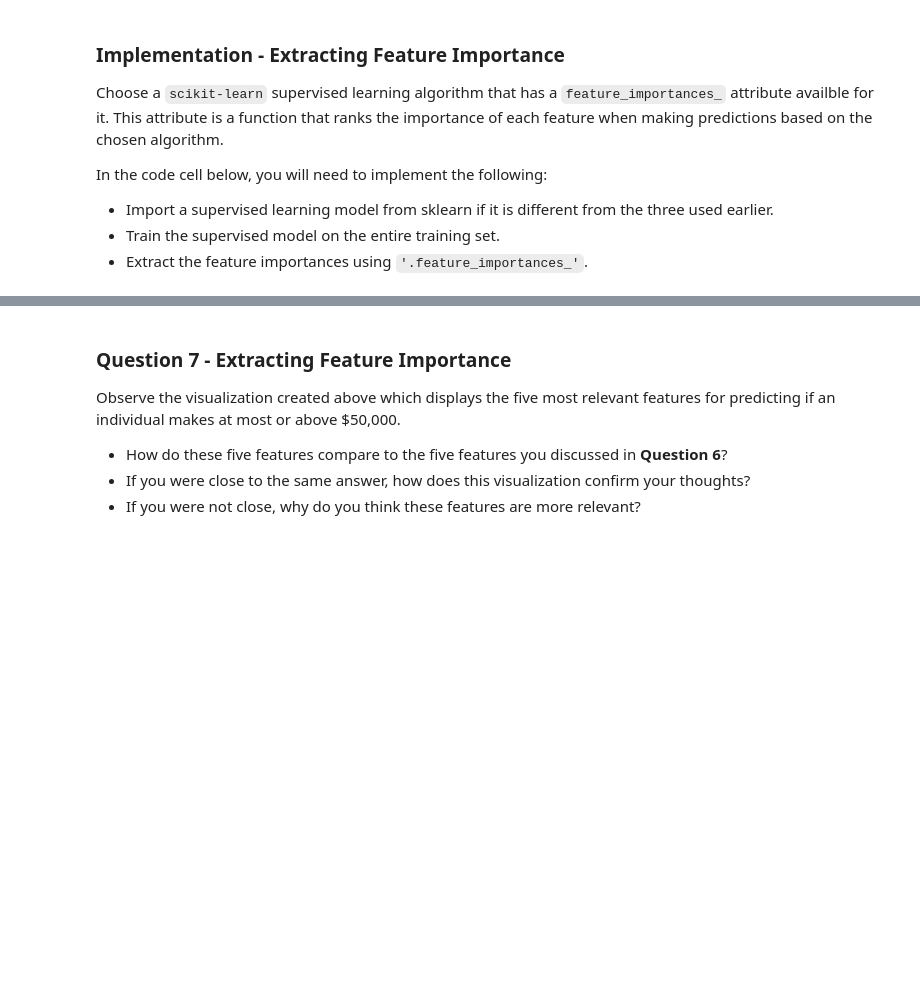
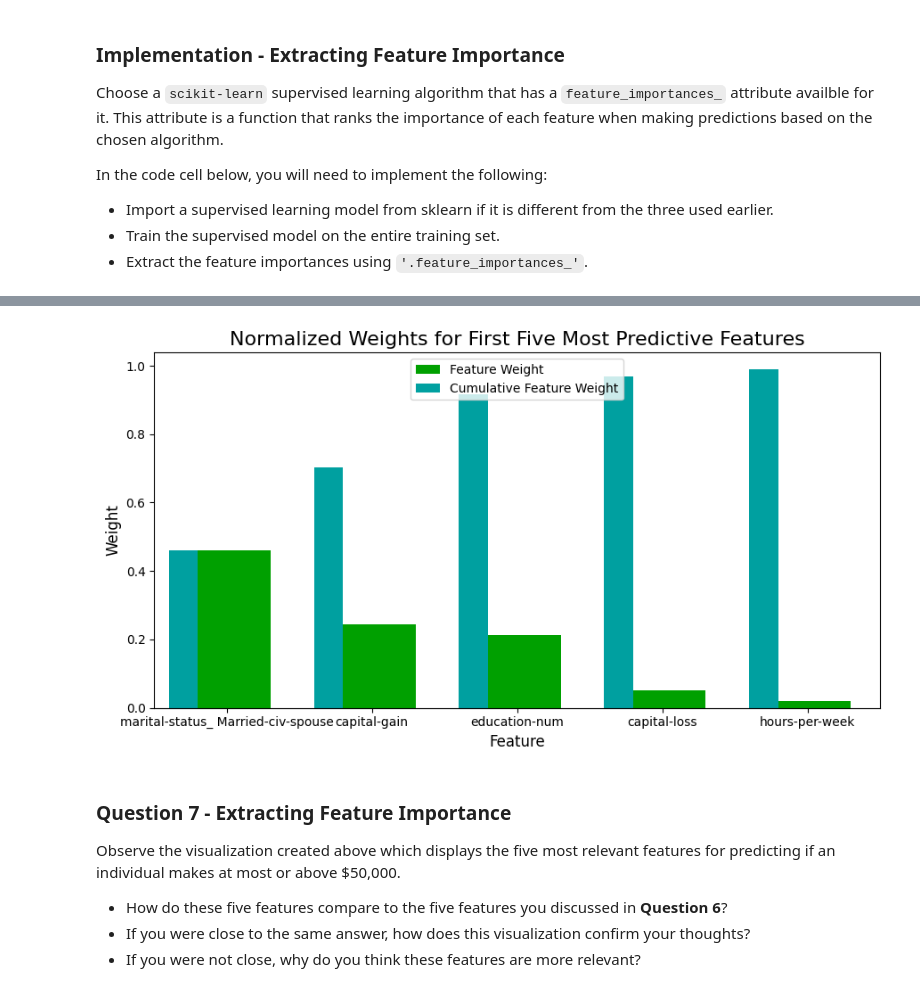
Before and after one commit to SonsonAI/Amit, a Jupyter notebook: Regression ProjectTwo/P2/finding_donors/finding_donors.ipynb, the cells around one changed output, grey strips where cells are left out. Drawn from its saved outputs; the diff is of its cells as text; code cells hidden in the pictures; blank space fills up the shorter version.

```diff
--- a/Regression ProjectTwo/P2/finding_donors/finding_donors.ipynb
+++ b/Regression ProjectTwo/P2/finding_donors/finding_donors.ipynb
@@ -697,15 +773,17 @@ In the code cell below, you will need to implement the following:
 # %%
 # TODO: Import a supervised learning model that has 'feature_importances_'
 
 
 # TODO: Train the supervised model on the training set using .fit(X_train, y_train)
-model = None
+model = tree.fit(x_train,y_train)
 
 # TODO: Extract the feature importances using .feature_importances_
-importances = None
+importances = model.feature_importances_
 
 # Plot
 vs.feature_plot(importances, X_train, y_train)
+# %% [output]
+[figure, added]
 # %% [markdown]
 ### Question 7 - Extracting Feature Importance
 
```
Also changed, not shown: parts of 19 cells of this notebook.
